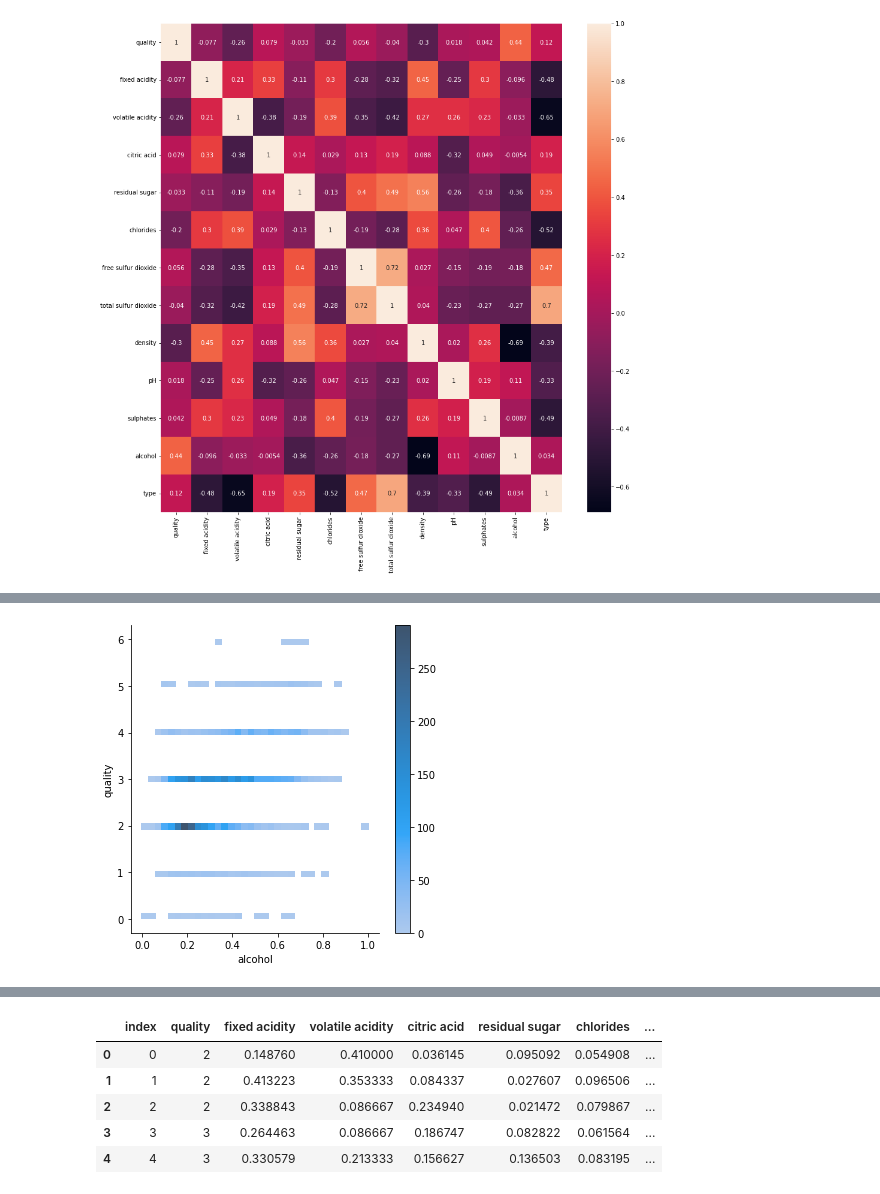
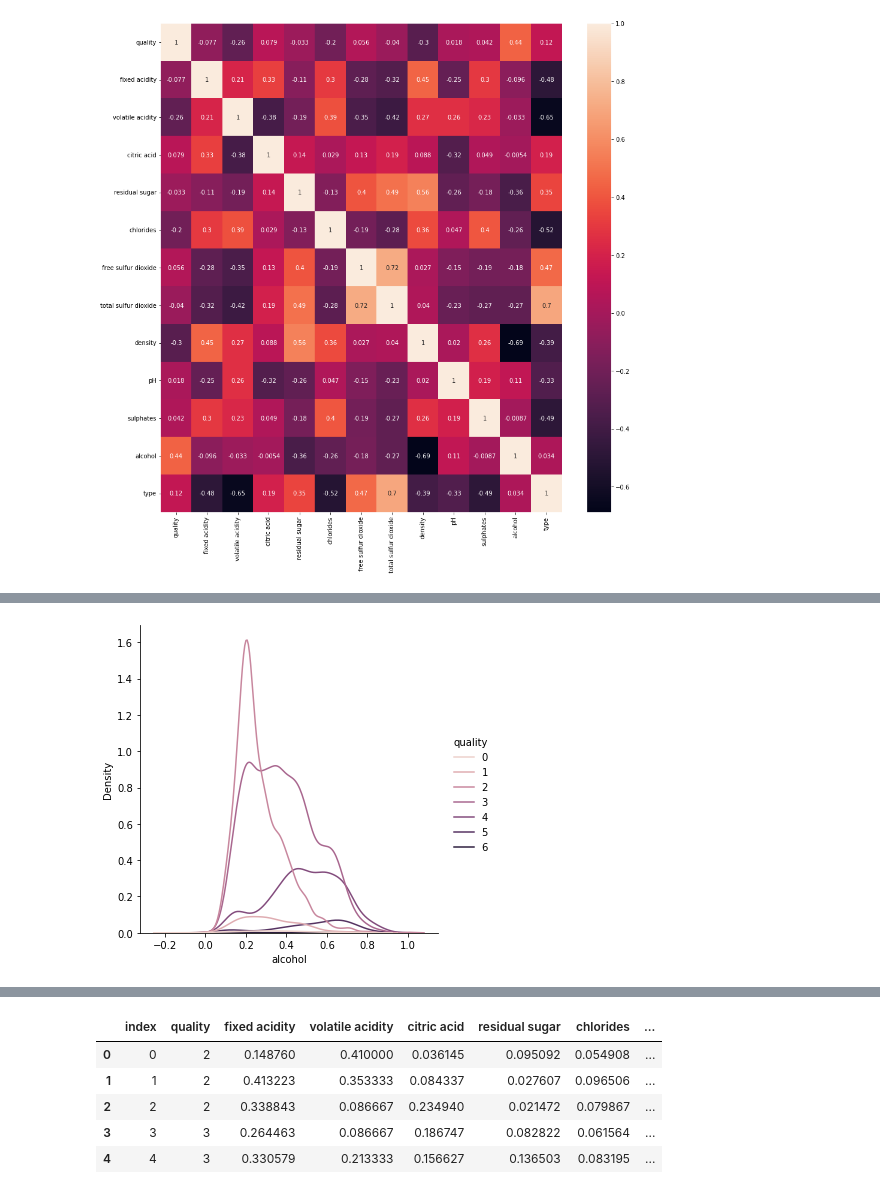
Before and after one commit to CreatePath/ML-Study, a Jupyter notebook: DeepLearning/Python_DeepLearning/my_wine_classification.ipynb, the cells around one changed output, grey strips where cells are left out. Cells and saved outputs as stored; diff of their text form; code cells hidden in the pictures.

```diff
--- a/DeepLearning/Python_DeepLearning/my_wine_classification.ipynb
+++ b/DeepLearning/Python_DeepLearning/my_wine_classification.ipynb
@@ -110,5 +115,5 @@ plt.show()
 # %%
-sns.displot(x='alcohol', y='quality', cbar=True, data=train, kind='hist')
+sns.displot(x='alcohol', hue='quality', data=train, kind='kde')
 plt.show()
 # %% [output]
-[figure, old version]
+[figure, new version]
```
Also changed, not shown: parts of 22 cells of this notebook, 1 other file.
